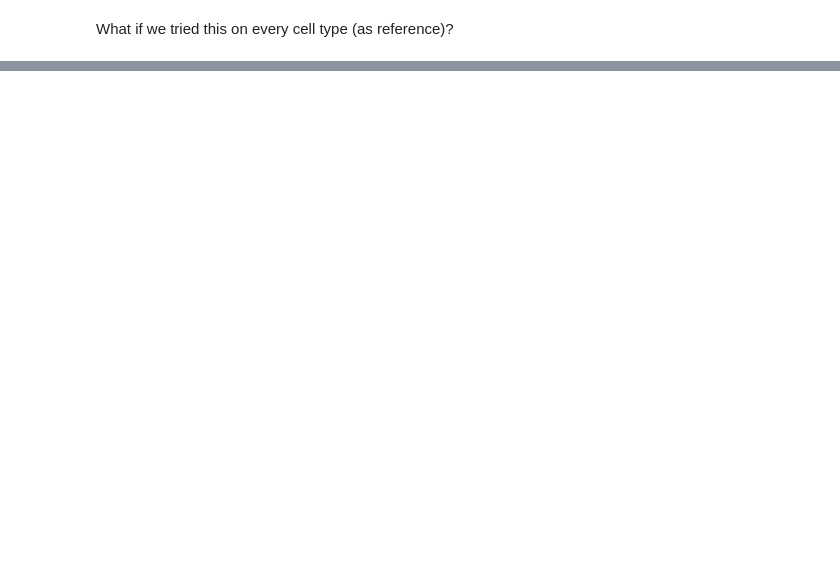
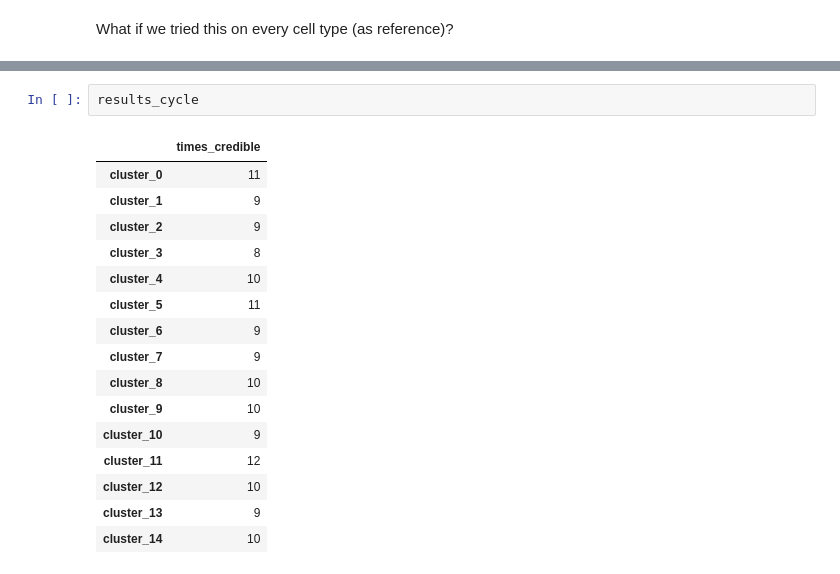
Before and after one commit to linnykos/Was2CoDE_analysis, a Jupyter notebook: code/kevin/Writeup4_composition/Writeup4_pbmc_composition.ipynb, the cells around one changed output, grey strips where cells are left out. Drawn from its saved outputs; the diff is of its cells as text; blank space fills up the shorter version.

```diff
--- a/code/kevin/Writeup4_composition/Writeup4_pbmc_composition.ipynb
+++ b/code/kevin/Writeup4_composition/Writeup4_pbmc_composition.ipynb
@@ -391,0 +577,19 @@ Reference: cluster_8
+# %%
+results_cycle
+# %% [output]
+|  | times_credible |
+| cluster_0 | 11 |
+| cluster_1 | 9 |
+| cluster_2 | 9 |
+| cluster_3 | 8 |
+| cluster_4 | 10 |
+| cluster_5 | 11 |
+| cluster_6 | 9 |
+| cluster_7 | 9 |
+| cluster_8 | 10 |
+| cluster_9 | 10 |
+| cluster_10 | 9 |
+| cluster_11 | 12 |
+| cluster_12 | 10 |
+| cluster_13 | 9 |
+| cluster_14 | 10 |
```
Also changed, not shown: parts of 7 cells of this notebook, 1 other file.
